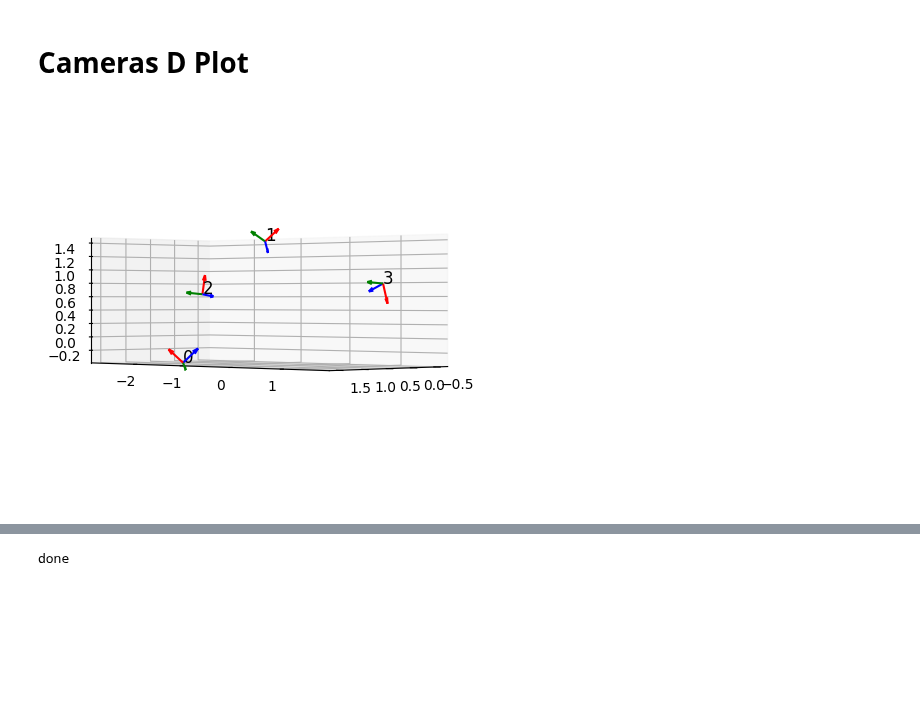
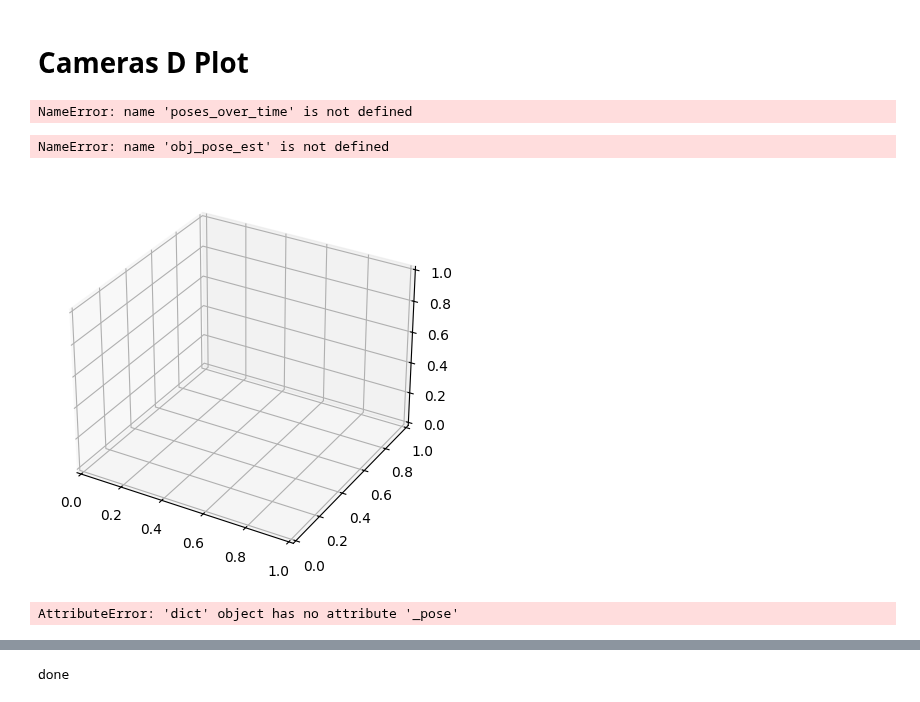
Before and after one commit to goncalofrazao/vicandocker, a Jupyter notebook: main_cangalho.ipynb, the cells around one changed output, grey strips where cells are left out. Saved outputs shown, nothing was run; the diff lists cells and outputs as text; code cells hidden in the pictures; blank space fills up the shorter version.

```diff
--- a/main_cangalho.ipynb
+++ b/main_cangalho.ipynb
@@ -17,18 +17,20 @@ DATASET_PATH = "./dataset/optitrack_videos/output_frames"
 #DATASET_PATH= "./dataset/big_dataset"
 
 # Edit path to the folder containing the cube calibration images.
-OBJ_DATASET_PATH = "./dataset/realsense_charuco_object"
-#OBJ_DATASET_PATH = "./dataset/big_dataset_object"
+#OBJ_DATASET_PATH = "./dataset/realsense_charuco_object"
+OBJ_DATASET_PATH = "./dataset/big_dataset_object"
 
-LOAD = False
+LOAD = True
 
 dataset     = Dataset(root=DATASET_PATH)
 obj_dataset = Dataset(root=OBJ_DATASET_PATH)
 
-
 # TODO: why???
 for k, v in dataset.cams.items():
-    dataset.cams[k].distortion = np.zeros((1,12,))
+    dataset.cams[k].distortion = np.zeros((1,5,))
 
 for k, v in obj_dataset.cams.items():
-    obj_dataset.cams[k].distortion = np.zeros((1,12,))
+    obj_dataset.cams[k].distortion = np.zeros((1,5,))
+
+
+obj_dataset.cams["0"].distortion.shape
@@ -264,31 +291,59 @@ def plot_frame(ax, H, label):
     y_axis = H[:3, 1]
     z_axis = H[:3, 2]
 
-    ax.quiver(*origin, *x_axis, color='r', length=0.3, normalize=True)
-    ax.quiver(*origin, *y_axis, color='g', length=0.3, normalize=True)
-    ax.quiver(*origin, *z_axis, color='b', length=0.3, normalize=True)
+    ax.quiver(*origin, *x_axis, color='r', length=0.05, normalize=True)
+    ax.quiver(*origin, *y_axis, color='g', length=0.05, normalize=True)
+    ax.quiver(*origin, *z_axis, color='b', length=0.05, normalize=True)
     ax.text(*origin, label, fontsize=12, color='k')
+# %%
+for time_step, cams_time in poses_over_time.items():
+    fig = plt.figure()
+    ax = fig.add_subplot(projection='3d')
+    ax.view_init(elev=0, azim=45, roll=0)
+
+    for cam_id, pose in cams_time.items():
+        plot_frame(ax, pose._pose, cam_id)
+
+    #ax.set_xlim(-1, 1)
+    #ax.set_ylim(-1, 1)
+    #ax.set_zlim(-1, 1)
+    ax.set_aspect('equal')
+
+    plt.show()
+
+    plt.pause(0.1)
+# %% [output]
+NameError: name 'poses_over_time' is not defined
 # %%
 %matplotlib inline
 
 fig = plt.figure(figsize=(5,5))
 ax = fig.add_subplot(projection='3d')
 
-for cam_id, pose in pose_est.items():
+for cam_id, pose in obj_pose_est.items():
     if "_" in cam_id:
         continue
+
     #pose_est[cam_id] = pose_est[cam_id].inv() @ pose_est[wrl_idx]
-    plot_frame(ax, pose_est[cam_id]._pose , cam_id) # TODO: make a getter for the A matrix
+    plot_frame(ax, obj_pose_est[cam_id]._pose , cam_id) # TODO: make a getter for the A matrix
 
 # aspect ratio of the plot to be equal
 ax.set_aspect('equal')
 
-
-ax.view_init(elev=0, azim=45, roll=0)
+ax.view_init(elev=30, azim=45, roll=0)
 #make the plot interactive
 plt.show()
 # %% [output]
+NameError: name 'obj_pose_est' is not defined
-[figure, old version]
+[figure, new version]
+# %%
+import json
+
+obj_pose_est
+
+json.dump(obj_pose_est, open(os.path.join(OBJ_DATASET_PATH, 'cube_calib_pose.json'), 'w'))
+# %% [output]
+AttributeError: 'dict' object has no attribute '_pose'
 # %%
 from src.vican.vican.geometry import SE3, rotz
 from src.vican.vican.plot import plot_cams_3D
```
Also changed, not shown: parts of 15 cells of this notebook.
